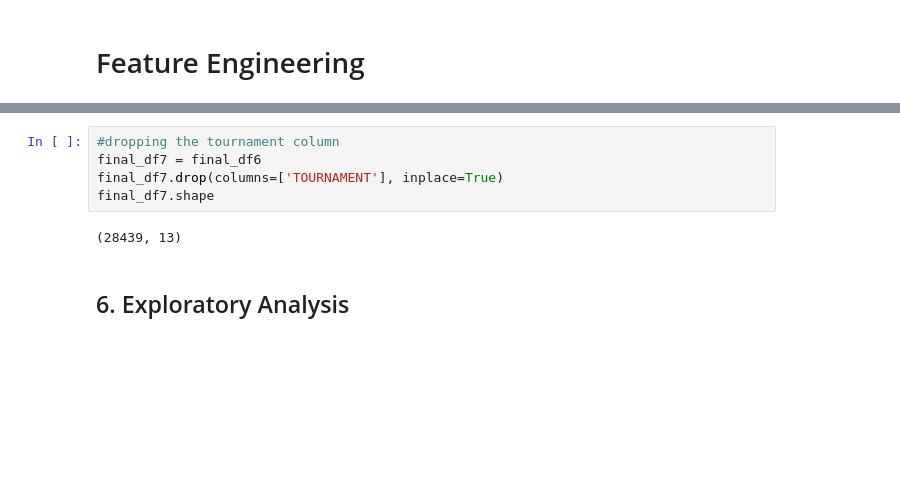
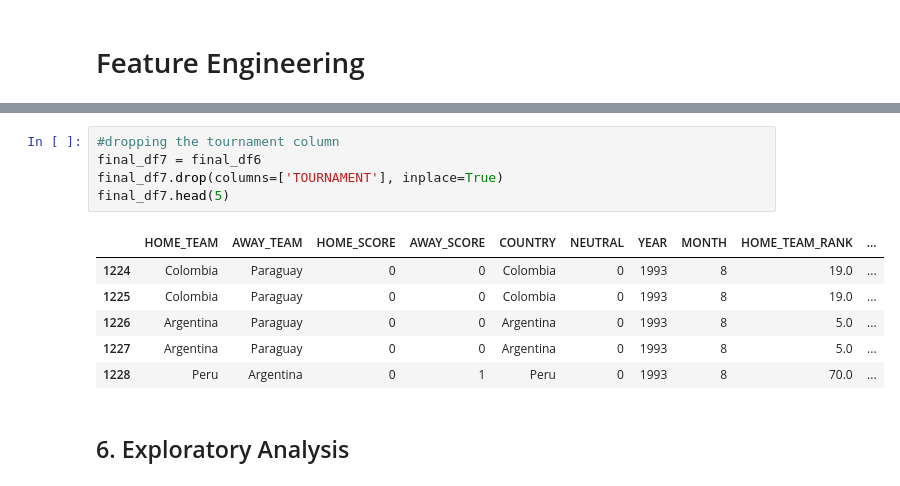
Before and after one commit to vivianusdjpy/SUPERVISED-LEARNING-WITH-EDA, a Jupyter notebook: Supervised_Learning_with_Exploratory_Data_Analysis_Mchezo_Pesa_Project.ipynb, the cells around one changed output, grey strips where cells are left out. Cells and saved outputs as stored; diff of their text form; blank space fills up the shorter version.

```diff
--- a/Supervised_Learning_with_Exploratory_Data_Analysis_Mchezo_Pesa_Project.ipynb
+++ b/Supervised_Learning_with_Exploratory_Data_Analysis_Mchezo_Pesa_Project.ipynb
@@ -510,10 +522,15 @@ final_df6.head(5)
 # %%
 #dropping the tournament column
 final_df7 = final_df6
 final_df7.drop(columns=['TOURNAMENT'], inplace=True)
-final_df7.shape
+final_df7.head(5)
 # %% [output]
-(28439, 13)
+|  | HOME_TEAM | AWAY_TEAM | HOME_SCORE | AWAY_SCORE | COUNTRY | NEUTRAL | YEAR | MONTH | HOME_TEAM_RANK | ... |
+| 1224 | Colombia | Paraguay | 0 | 0 | Colombia | 0 | 1993 | 8 | 19.0 | ... |
+| 1225 | Colombia | Paraguay | 0 | 0 | Colombia | 0 | 1993 | 8 | 19.0 | ... |
+| 1226 | Argentina | Paraguay | 0 | 0 | Argentina | 0 | 1993 | 8 | 5.0 | ... |
+| 1227 | Argentina | Paraguay | 0 | 0 | Argentina | 0 | 1993 | 8 | 5.0 | ... |
+| 1228 | Peru | Argentina | 0 | 1 | Peru | 0 | 1993 | 8 | 70.0 | ... |
 # %% [markdown]
 ## 6. Exploratory Analysis
 # %%
```
Also changed, not shown: parts of 19 cells of this notebook.
